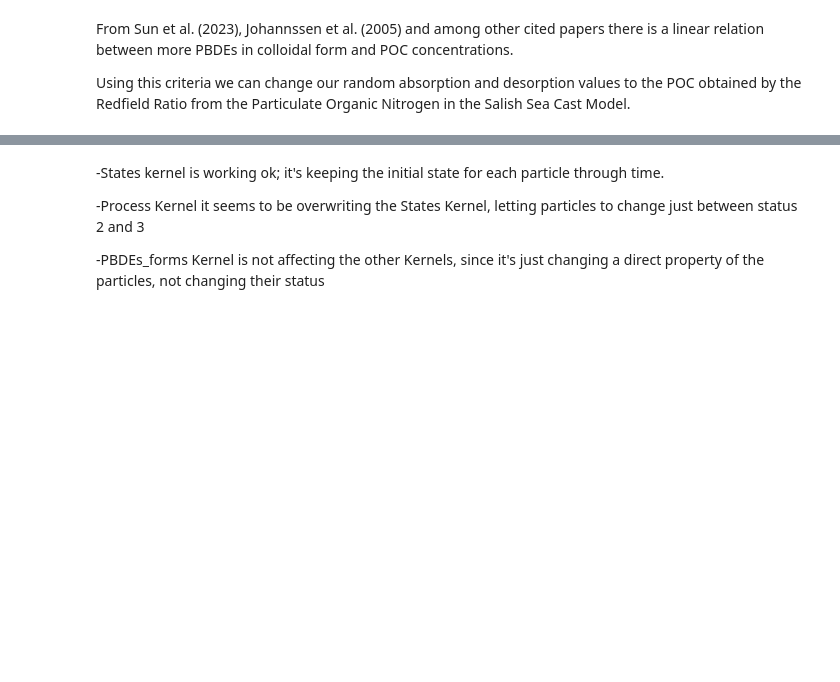
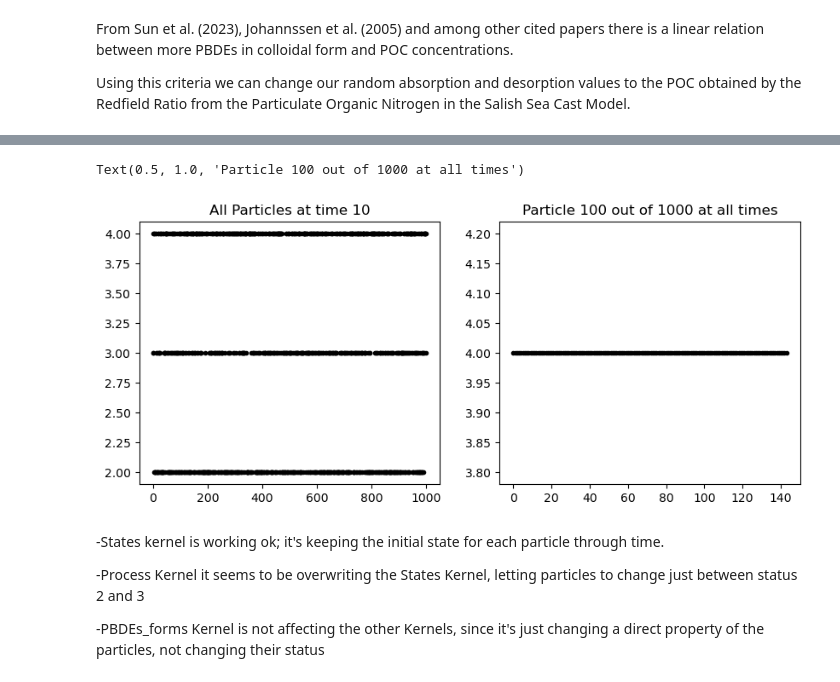
Before and after one commit to SalishSeaCast/analysis-vicente, a Jupyter notebook: Ocean_Parcels/drafts/PBDE_states.ipynb, the cells around one changed output, grey strips where cells are left out. Drawn from its saved outputs; the diff is of its cells as text; code cells hidden in the pictures; blank space fills up the shorter version.

```diff
--- a/Ocean_Parcels/drafts/PBDE_states.ipynb
+++ b/Ocean_Parcels/drafts/PBDE_states.ipynb
@@ -419,3 +427,15 @@ ax[0,1].legend()
+# %%
+# check the particles status. See if it's working
+fig, ax = plt.subplots(1,2,figsize=(10,4))
+i_p = 100
+i_t = 10
+ax[0].plot(ds1.status[:,i_t], '.k', label='status')
+ax[0].set_title('All Particles at time ' + str(i_t))
+ax[1].plot(ds1.status[i_p,:], '.k', label='status')
+ax[1].set_title('Particle ' + str(i_p) + ' out of ' + str(n) + ' at all times')
+# %% [output]
+Text(0.5, 1.0, 'Particle 100 out of 1000 at all times')
+[figure, added]
 # %% [markdown]
 -States kernel is working ok; it's keeping the initial state for each particle through time.
 
```
Also changed, not shown: parts of 14 cells of this notebook, 10 other files.
